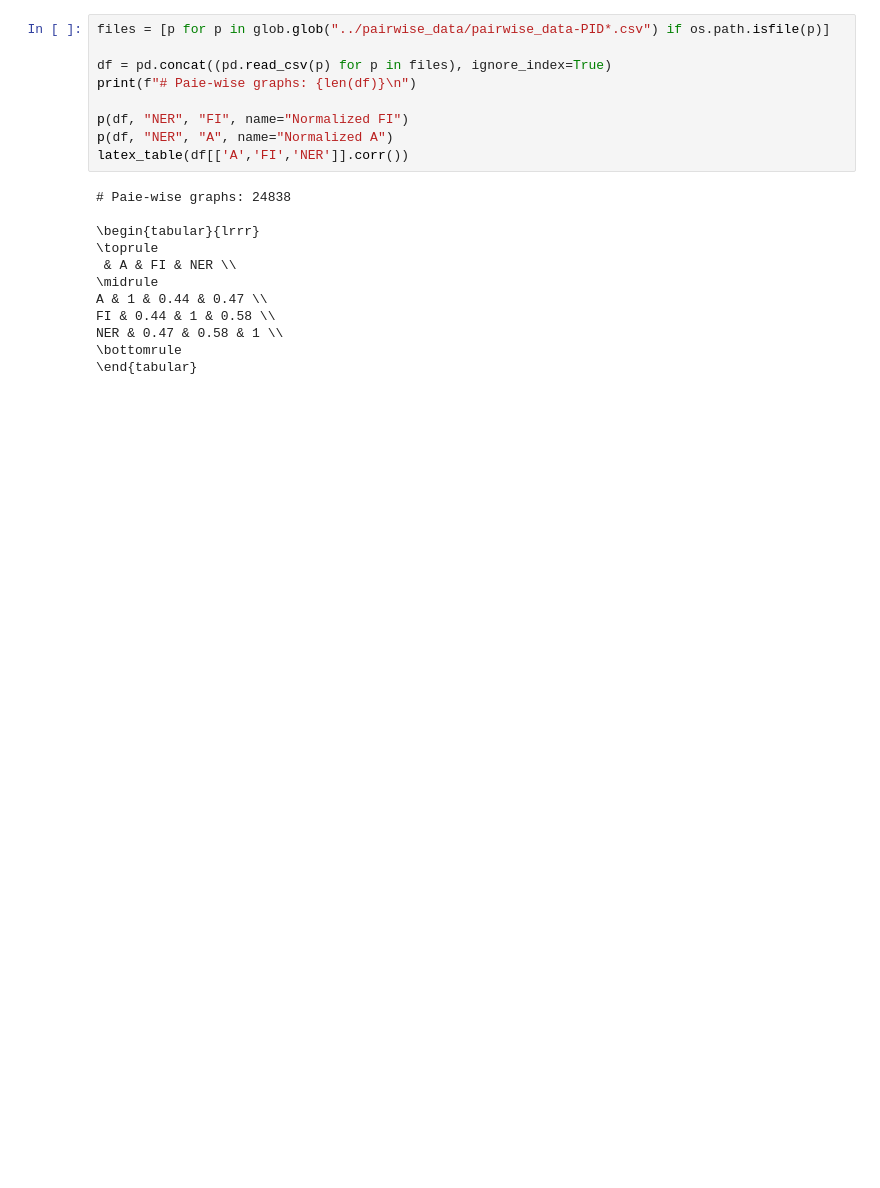
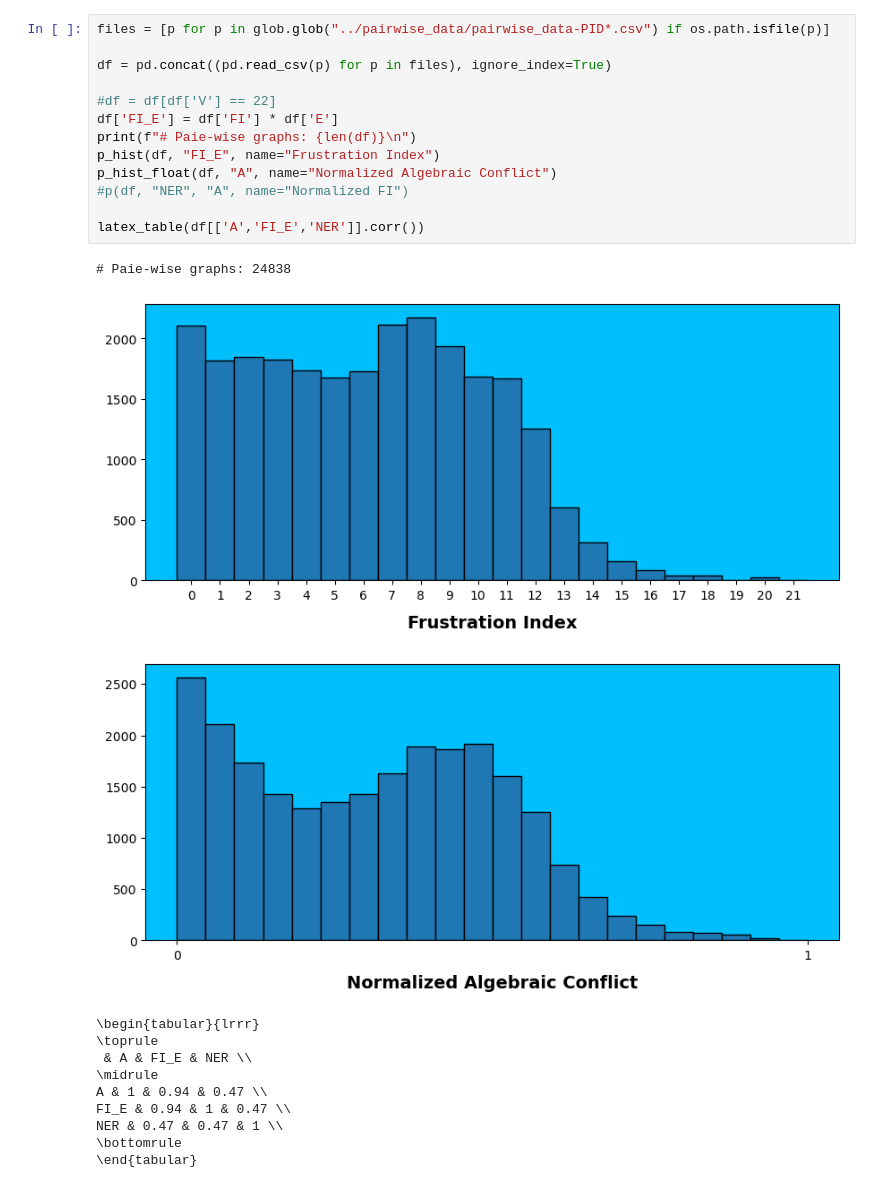
Before and after one commit to jakobgotberg/antagonism_in_hypernetworks, a Jupyter notebook: visuals/Plot_Scatter.ipynb, the cells around one changed output. Drawn from its saved outputs; the diff is of its cells as text; blank space fills up the shorter version.

Commit message:
new plots

```diff
--- a/visuals/Plot_Scatter.ipynb
+++ b/visuals/Plot_Scatter.ipynb
@@ -73,21 +104,26 @@ NIPR & 0.62 & 0.57 & 0.0056 & 1 \\
 # %%
 files = [p for p in glob.glob("../pairwise_data/pairwise_data-PID*.csv") if os.path.isfile(p)]
 
 df = pd.concat((pd.read_csv(p) for p in files), ignore_index=True)
+
+#df = df[df['V'] == 22]
+df['FI_E'] = df['FI'] * df['E']
 print(f"# Paie-wise graphs: {len(df)}\n")
+p_hist(df, "FI_E", name="Frustration Index")
+p_hist_float(df, "A", name="Normalized Algebraic Conflict")
+#p(df, "NER", "A", name="Normalized FI")
 
-p(df, "NER", "FI", name="Normalized FI")
-p(df, "NER", "A", name="Normalized A")
-latex_table(df[['A','FI','NER']].corr())
+latex_table(df[['A','FI_E','NER']].corr())
 # %% [output]
 # Paie-wise graphs: 24838
-
-\begin{tabular}{lrrr}
-\toprule
- & A & FI & NER \\
-\midrule
-A & 1 & 0.44 & 0.47 \\
-FI & 0.44 & 1 & 0.58 \\
-NER & 0.47 & 0.58 & 1 \\
-\bottomrule
-\end{tabular}
+[figure, added]
+[figure, added]
+\begin{tabular}{lrrr}
+\toprule
+ & A & FI_E & NER \\
+\midrule
+A & 1 & 0.94 & 0.47 \\
+FI_E & 0.94 & 1 & 0.47 \\
+NER & 0.47 & 0.47 & 1 \\
+\bottomrule
+\end{tabular}
```
Also changed, not shown: parts of 2 cells of this notebook, 12 other files.
